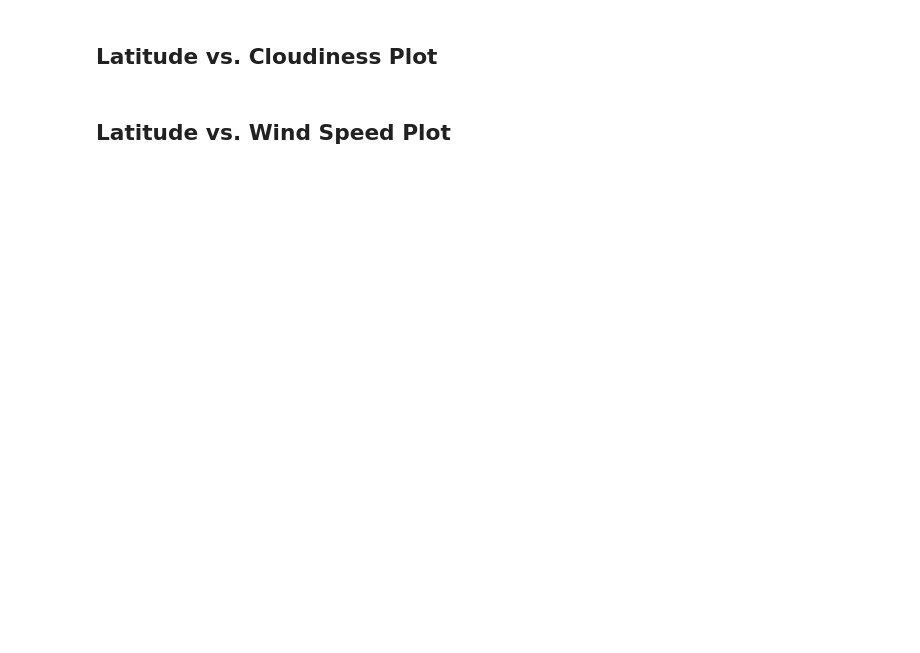
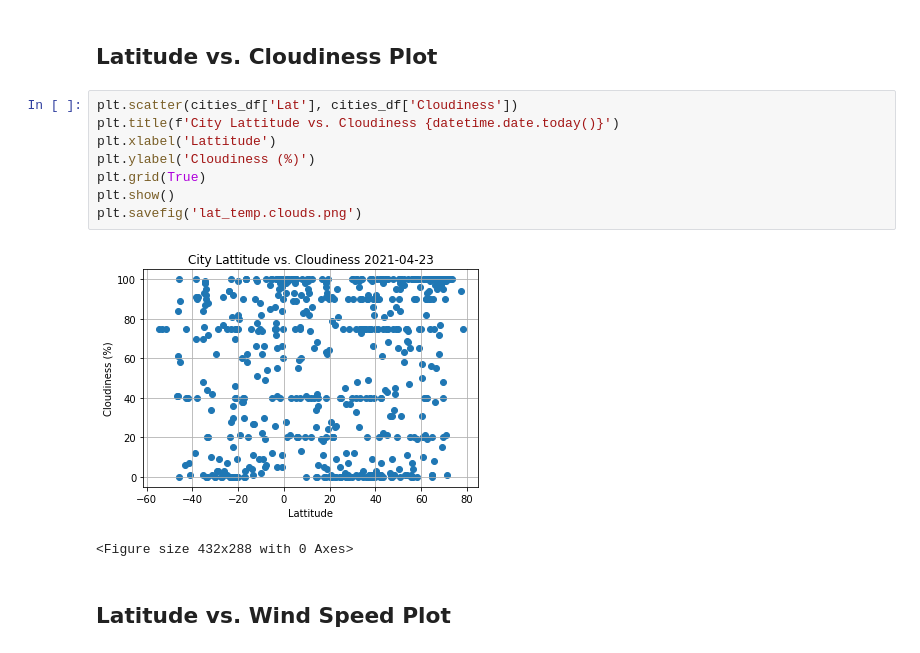
Before and after one commit to Teablee/python-api-challenge, a Jupyter notebook: WeatherPy/WeatherPy.ipynb, the cells around one changed output. Saved outputs shown, nothing was run; the diff lists cells and outputs as text; blank space fills up the shorter version.

```diff
--- a/WeatherPy/WeatherPy.ipynb
+++ b/WeatherPy/WeatherPy.ipynb
@@ -163,4 +191,15 @@ hum_sorted.head(25)
 # %% [markdown]
 ## Latitude vs. Cloudiness Plot
+# %%
+plt.scatter(cities_df['Lat'], cities_df['Cloudiness'])
+plt.title(f'City Lattitude vs. Cloudiness {datetime.date.today()}')
+plt.xlabel('Lattitude')
+plt.ylabel('Cloudiness (%)')
+plt.grid(True)
+plt.show()
+plt.savefig('lat_temp.clouds.png')
+# %% [output]
+[figure, added]
+<Figure size 432x288 with 0 Axes>
 # %% [markdown]
 ## Latitude vs. Wind Speed Plot
```
Also changed, not shown: parts of 14 cells of this notebook.
